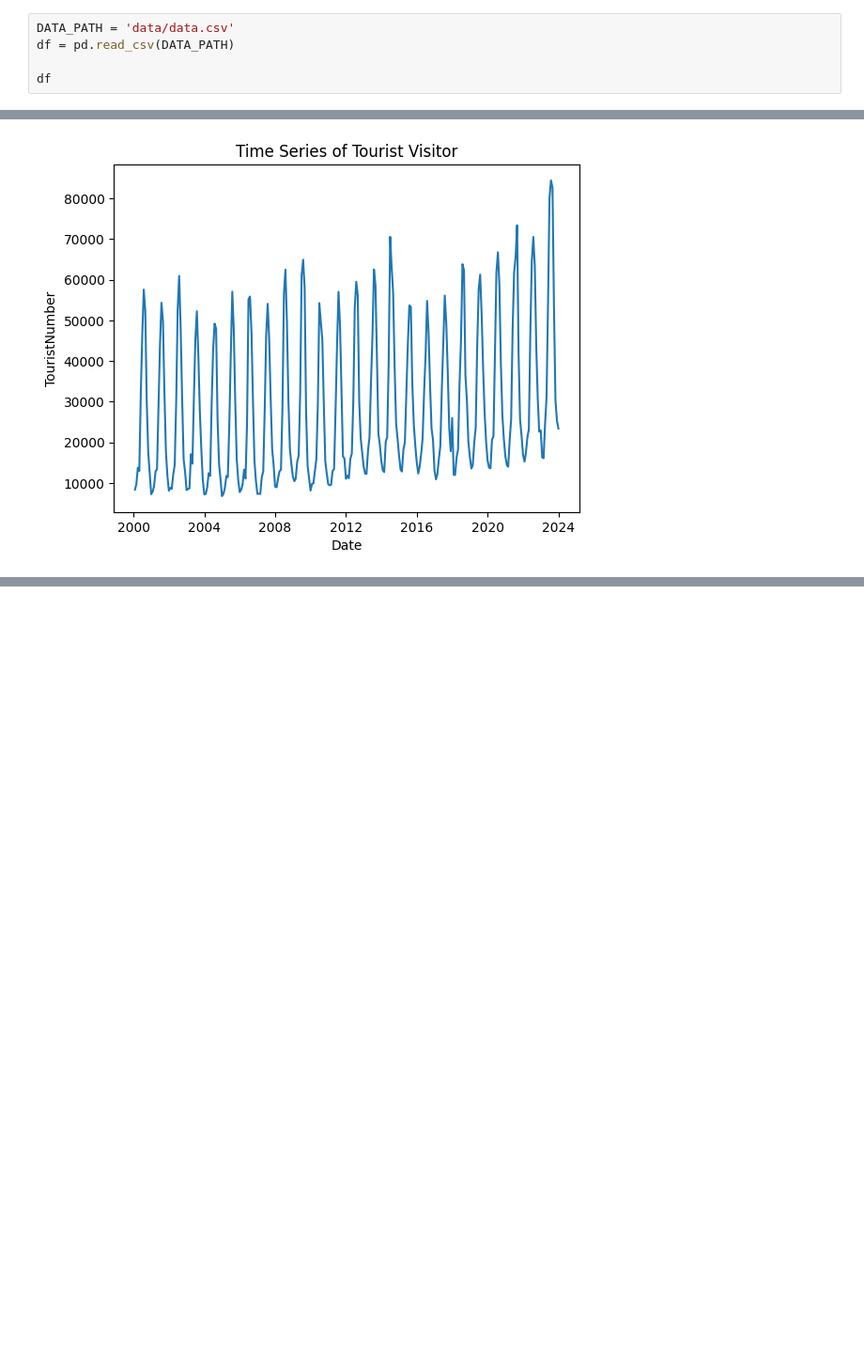
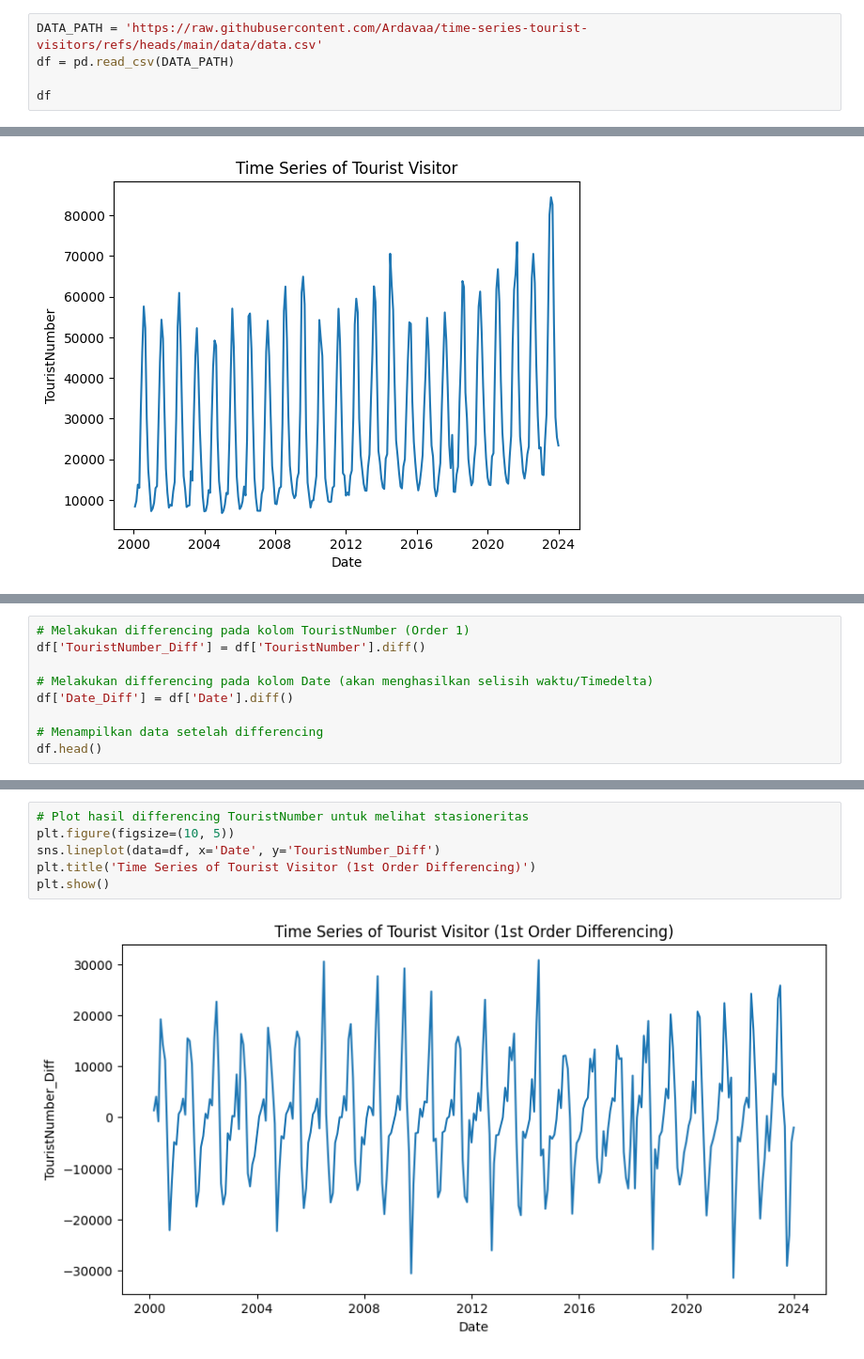
Before and after one commit to Ardavaa/time-series-tourist-visitors, a Jupyter notebook: main.ipynb, the cells around one changed output, grey strips where cells are left out. Shown at 94% size. Drawn from its saved outputs; the diff is of its cells as text; blank space fills up the shorter version.

Commit message:
differencing data

```diff
--- a/main.ipynb
+++ b/main.ipynb
@@ -13,5 +20,5 @@ import seaborn as sns
 # %%
-DATA_PATH = 'data/data.csv'
+DATA_PATH = 'https://raw.githubusercontent.com/Ardavaa/time-series-tourist-visitors/refs/heads/main/data/data.csv'
 df = pd.read_csv(DATA_PATH)
 
 df
@@ -39,0 +67,9 @@ plt.show()
+# %%
+# Melakukan differencing pada kolom TouristNumber (Order 1)
+df['TouristNumber_Diff'] = df['TouristNumber'].diff()
+
+# Melakukan differencing pada kolom Date (akan menghasilkan selisih waktu/Timedelta)
+df['Date_Diff'] = df['Date'].diff()
+
+# Menampilkan data setelah differencing
+df.head()
@@ -39,0 +83,8 @@ plt.show()
+# %%
+# Plot hasil differencing TouristNumber untuk melihat stasioneritas
+plt.figure(figsize=(10, 5))
+sns.lineplot(data=df, x='Date', y='TouristNumber_Diff')
+plt.title('Time Series of Tourist Visitor (1st Order Differencing)')
+plt.show()
+# %% [output]
+[figure, added]
```
Also changed, not shown: parts of 13 cells of this notebook.
